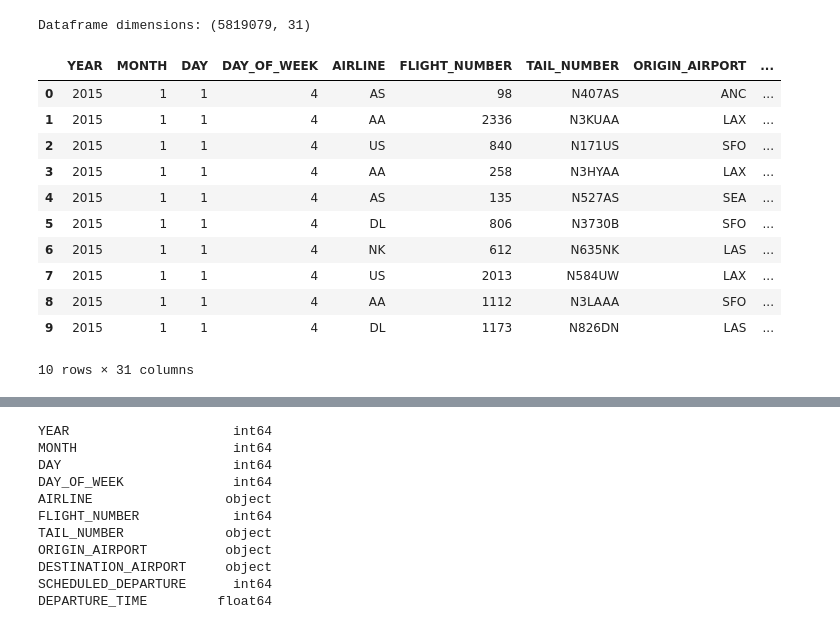
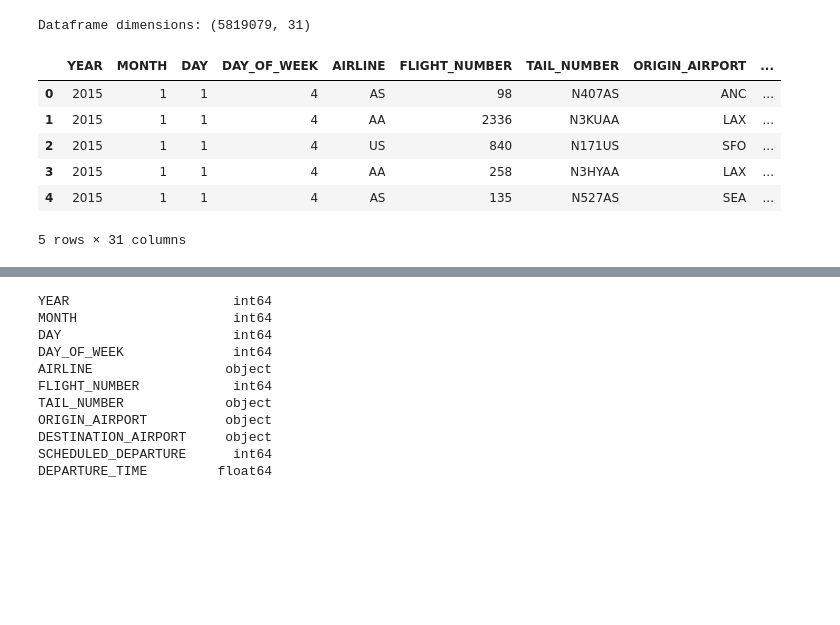
Before and after one commit to arvind-maurya/IIML_Group_Project, a Jupyter notebook: Predicting_flight_delays.ipynb, the cells around one changed output, grey strips where cells are left out. Cells and saved outputs as stored; diff of their text form; code cells hidden in the pictures; blank space fills up the shorter version.

```diff
--- a/Predicting_flight_delays.ipynb
+++ b/Predicting_flight_delays.ipynb
@@ -33,31 +35,27 @@ drive.mount('/content/drive')
 # %%
+
 #import the flight dataset
 import pandas as pd #the pandas library is useful for data processing
 
 #Read CSV file from drive. Drive is used because size of the dataset is large
 #You need to mound the drive before running this code. Everytime you need to mount the drive before running the code.
-df = pd.read_csv('/content/drive/MyDrive/flight_dataset/flights.csv', low_memory=False)
+flights_df = pd.read_csv('/content/drive/MyDrive/flight_dataset/flights.csv', low_memory=False)
 
 #df.shape give the dimension of dataset (rows x column)
-print('Dataframe dimensions:', df.shape)
+print('Dataframe dimensions:', flights_df.shape)
 # %% [output]
 Dataframe dimensions: (5819079, 31)
 # %%
 #Lets look at the top 10 rows in dataset
-df.head(10)
+flights_df.head()
 # %% [output]
 |  | YEAR | MONTH | DAY | DAY_OF_WEEK | AIRLINE | FLIGHT_NUMBER | TAIL_NUMBER | ORIGIN_AIRPORT | ... |
 | 0 | 2015 | 1 | 1 | 4 | AS | 98 | N407AS | ANC | ... |
 | 1 | 2015 | 1 | 1 | 4 | AA | 2336 | N3KUAA | LAX | ... |
 | 2 | 2015 | 1 | 1 | 4 | US | 840 | N171US | SFO | ... |
 | 3 | 2015 | 1 | 1 | 4 | AA | 258 | N3HYAA | LAX | ... |
 | 4 | 2015 | 1 | 1 | 4 | AS | 135 | N527AS | SEA | ... |
-| 5 | 2015 | 1 | 1 | 4 | DL | 806 | N3730B | SFO | ... |
-| 6 | 2015 | 1 | 1 | 4 | NK | 612 | N635NK | LAS | ... |
-| 7 | 2015 | 1 | 1 | 4 | US | 2013 | N584UW | LAX | ... |
-| 8 | 2015 | 1 | 1 | 4 | AA | 1112 | N3LAAA | SFO | ... |
-| 9 | 2015 | 1 | 1 | 4 | DL | 1173 | N826DN | LAS | ... |
-10 rows × 31 columns
+5 rows × 31 columns
 # %%
 #Descriptive statistics for the data frame.More details in the link below
 #https://pandas.pydata.org/docs/reference/api/pandas.DataFrame.describe.html
```
Also changed, not shown: parts of 12 cells of this notebook.
